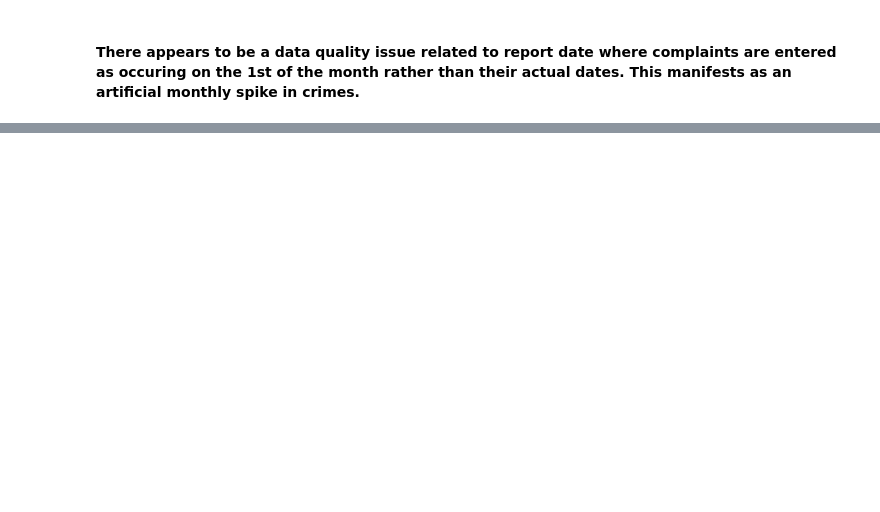
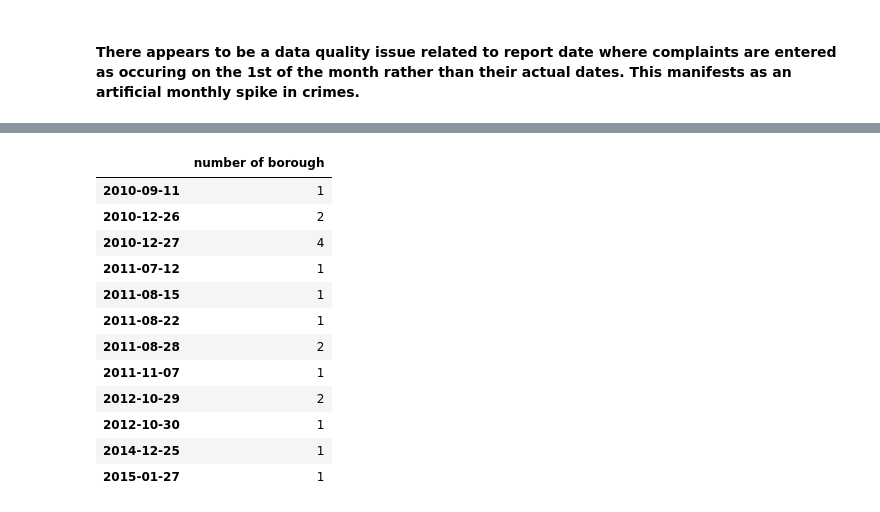
Before and after one commit to brenton72/NYC-crime-project, a Jupyter notebook: plotting_notebooks/Crime_project_graphing_Boros.ipynb, the cells around one changed output, grey strips where cells are left out. Saved outputs shown, nothing was run; the diff lists cells and outputs as text; code cells hidden in the pictures; blank space fills up the shorter version.

```diff
--- a/plotting_notebooks/Crime_project_graphing_Boros.ipynb
+++ b/plotting_notebooks/Crime_project_graphing_Boros.ipynb
@@ -233,6 +259,11 @@ plt.savefig('crimes_by_boro_timeseries.png', format='png')
 # %%
-#Look for outliers by defining threshold
+#Look for outliers by defining 4-sigma threshold
 means = table_boros_ymd.mean(axis=0)
 stds = table_boros_ymd.std(axis=0)
-up_thresh = means + 2*stds
-low_thresh = means - 2*stds
+up_thresh = means + 4*stds
+low_thresh = means - 4*stds
+
+outliers1 = table_boros_ymd > up_thresh
+outliers2 = table_boros_ymd < low_thresh
+outliers3 = outliers1 | outliers2
+outliers3.sum(axis=0)
@@ -300,0 +393,40 @@ Name: STATEN ISLAND, dtype: float64
+# %%
+both_crime_dict = {}
+#initialize dictionary
+for entry in table_boros_ymd[outliers3['BRONX']]['BRONX'].index:
+    both_crime_dict[entry] = 0
+for entry in table_boros_ymd[outliers3['BROOKLYN']]['BROOKLYN'].index:
+    both_crime_dict[entry] = 0
+for entry in table_boros_ymd[outliers3['MANHATTAN']]['MANHATTAN'].index:
+    both_crime_dict[entry] = 0
+for entry in table_boros_ymd[outliers3['QUEENS']]['QUEENS'].index:
+    both_crime_dict[entry] = 0
+for entry in table_boros_ymd[outliers3['STATEN ISLAND']]['STATEN ISLAND'].index:
+    both_crime_dict[entry] = 0
+
+for entry in table_boros_ymd[outliers3['BRONX']]['BRONX'].index:
+    both_crime_dict[entry] = both_crime_dict[entry] + 1
+for entry in table_boros_ymd[outliers3['BROOKLYN']]['BROOKLYN'].index:
+    both_crime_dict[entry] = both_crime_dict[entry] + 1
+for entry in table_boros_ymd[outliers3['MANHATTAN']]['MANHATTAN'].index:
+    both_crime_dict[entry] = both_crime_dict[entry] + 1
+for entry in table_boros_ymd[outliers3['QUEENS']]['QUEENS'].index:
+    both_crime_dict[entry] = both_crime_dict[entry] + 1
+for entry in table_boros_ymd[outliers3['STATEN ISLAND']]['STATEN ISLAND'].index:
+    both_crime_dict[entry] = both_crime_dict[entry] + 1
+outlier_dates_all = pd.DataFrame(pd.Series(both_crime_dict,name='number of borough'))
+outlier_dates_all
+# %% [output]
+|  | number of borough |
+| 2010-09-11 | 1 |
+| 2010-12-26 | 2 |
+| 2010-12-27 | 4 |
+| 2011-07-12 | 1 |
+| 2011-08-15 | 1 |
+| 2011-08-22 | 1 |
+| 2011-08-28 | 2 |
+| 2011-11-07 | 1 |
+| 2012-10-29 | 2 |
+| 2012-10-30 | 1 |
+| 2014-12-25 | 1 |
+| 2015-01-27 | 1 |
```
Also changed, not shown: parts of 22 cells of this notebook.
